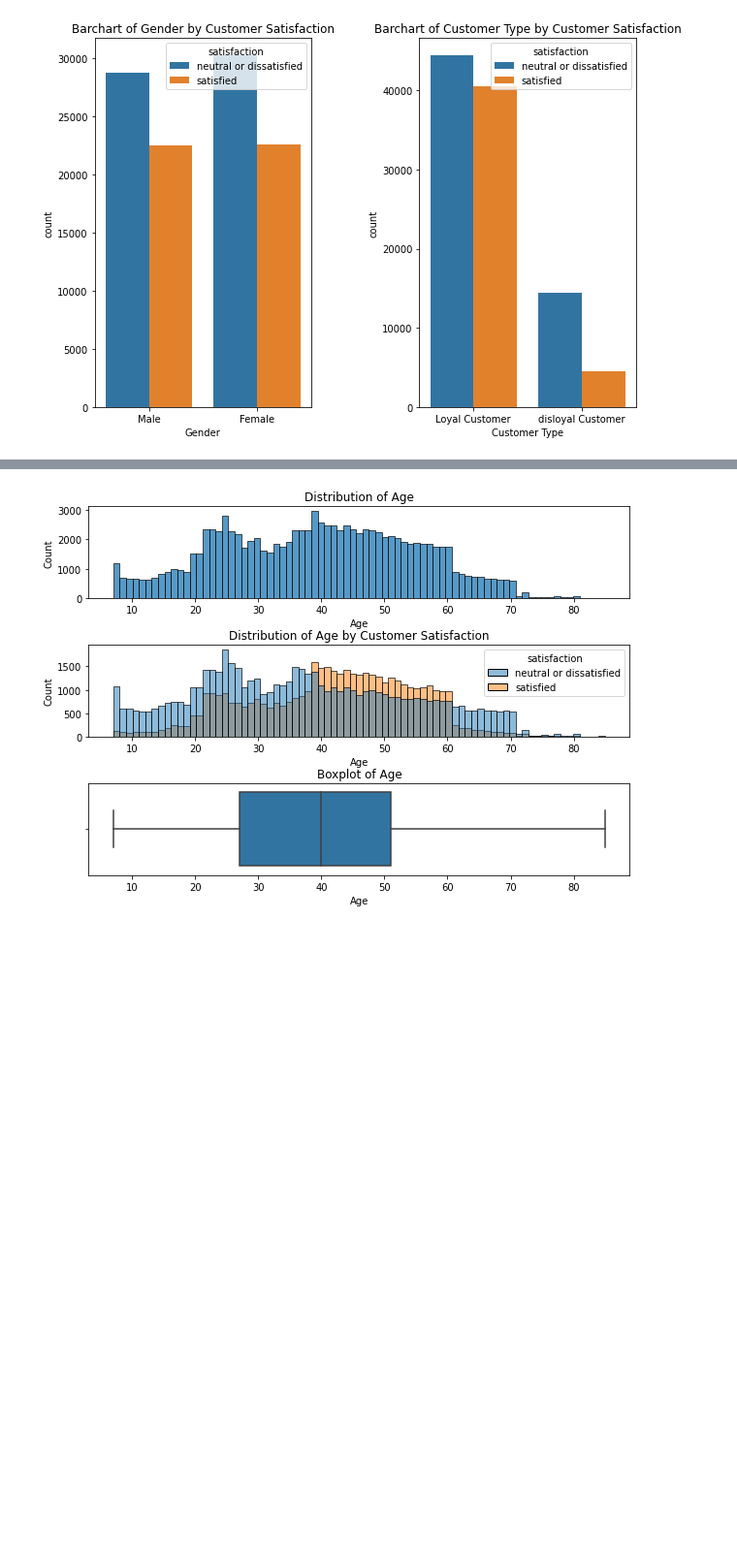
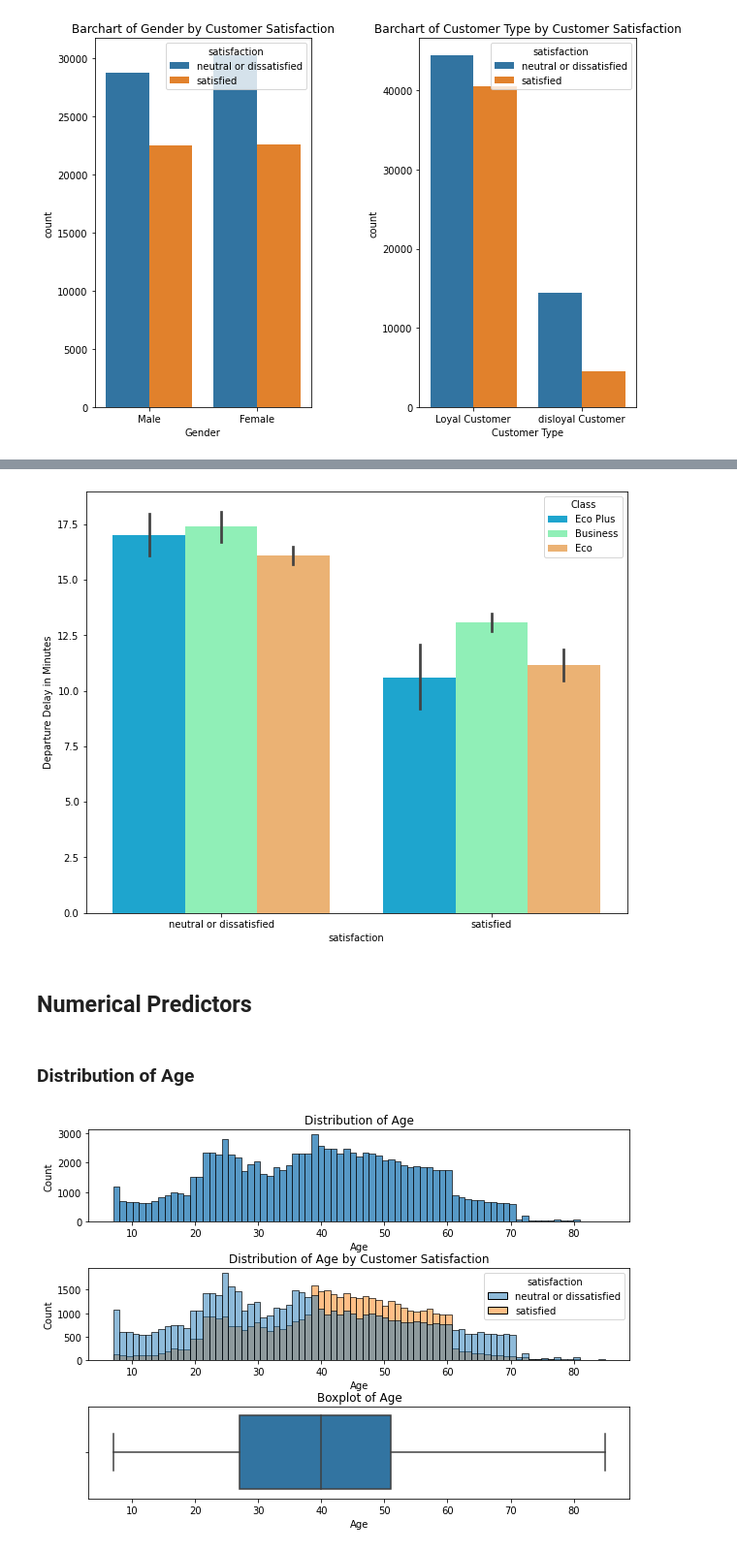
Before and after one commit to nlee98/ADS-505-Business-Analytics, a Jupyter notebook: ADS_505_Final_Project.ipynb, the cells around one changed output, grey strips where cells are left out. Shown at 97% size. Drawn from its saved outputs; the diff is of its cells as text; code cells hidden in the pictures; blank space fills up the shorter version.

```diff
--- a/ADS_505_Final_Project.ipynb
+++ b/ADS_505_Final_Project.ipynb
@@ -68,3 +103,20 @@ plt.show()
+# %%
+# Satisfaction by Flight Delay
+plt.figure(figsize = (10, 8))
+
+sns.barplot(x = "satisfaction",
+            y = "Departure Delay in Minutes",
+            data = airline_train,
+            palette = "rainbow",
+            hue = "Class")
+
+plt.show()
+# %% [output]
+[figure, added]
+# %% [markdown]
+## Numerical Predictors
+# %% [markdown]
+### Distribution of Age
 # %%
 fig, axes = plt.subplots(
     nrows = 3,
```
Also changed, not shown: parts of 9 cells of this notebook.
